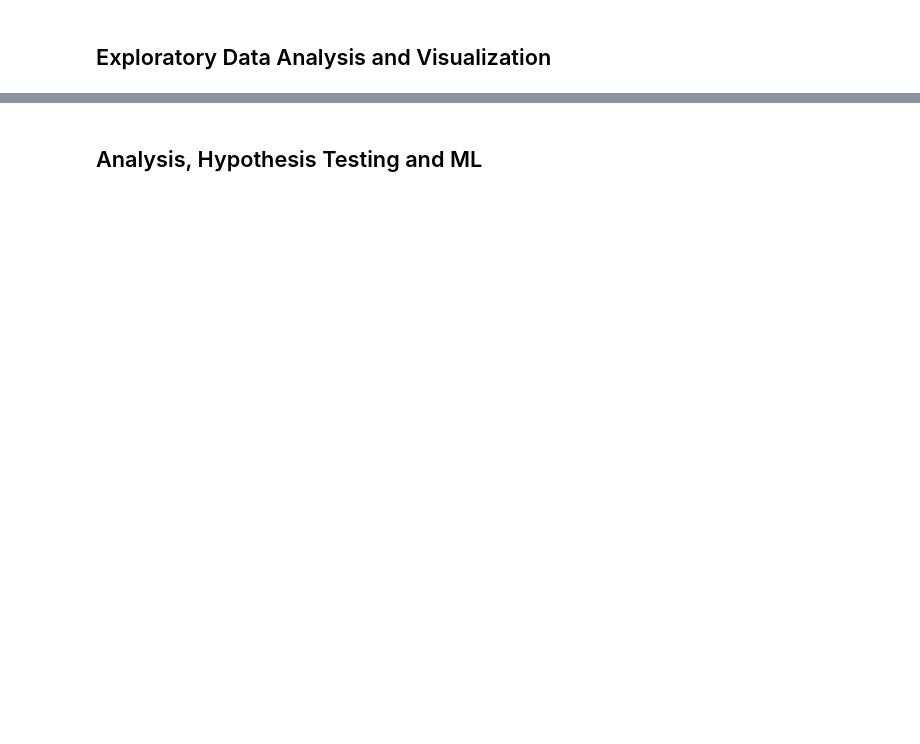
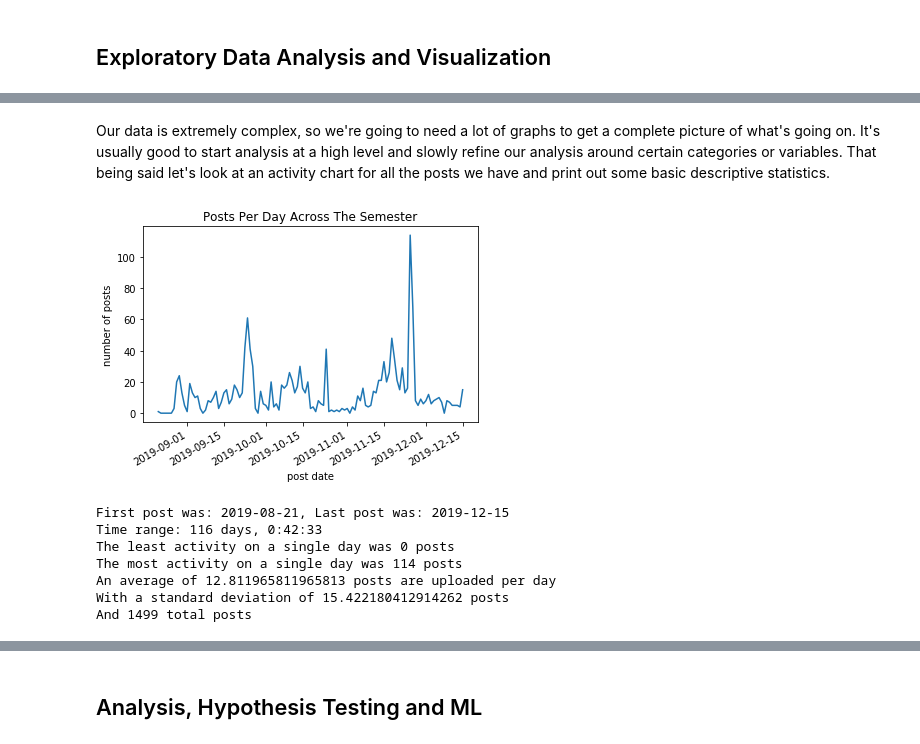
Before and after one commit to DefunkedMelon/DefunkedMelon.io, a Jupyter notebook: Data Science for Dummies.ipynb, the cells around one changed output, grey strips where cells are left out. Saved outputs shown, nothing was run; the diff lists cells and outputs as text; code cells hidden in the pictures; blank space fills up the shorter version.

```diff
--- a/Data Science for Dummies.ipynb
+++ b/Data Science for Dummies.ipynb
@@ -379,0 +318,36 @@ Let's also do a plot by time.
+# %% [markdown]
+Our data is extremely complex, so we're going to need a lot of graphs to get a complete picture of what's going on. It's usually good to start analysis at a high level and slowly refine our analysis around certain categories or variables. That being said let's look at an activity chart for all the posts we have and print out some basic descriptive statistics.
+# %%
+# Pandas allows for easy shuffling of data like this, but it requires some knowledge of pandas.
+# As always, googling and docs are your friend.
+post_day_counts = posts.set_index('timestamp').resample('D').count()['id']
+ax = sns.lineplot(data = post_day_counts)
+ax.figure.autofmt_xdate()
+plt.xlabel('post date')
+plt.ylabel('number of posts')
+plt.title('Posts Per Day Across The Semester')
+plt.show()
+
+# I'm going to store some values for later
+start_date = posts.timestamp.min().date()
+end_date = posts.timestamp.max().date()
+max_posts = post_day_counts.max()
+total_posts = post_day_counts.sum()
+
+# Now let's print out some basic descriptive statistics
+print("First post was: " + str(posts.timestamp.min().date()) + ", Last post was: " + str(posts.timestamp.max().date()))
+print("Time range: " + str(posts.timestamp.max() - posts.timestamp.min()))
+print("The least activity on a single day was " + str(post_day_counts.min()) + " posts")
+print("The most activity on a single day was " + str(max_posts) + " posts")
+print("An average of " + str(post_day_counts.mean()) + " posts are uploaded per day")
+print("With a standard deviation of " + str(post_day_counts.std()) + " posts")
+print("And " + str(total_posts) +" total posts")
+# %% [output]
+[figure, added]
+First post was: 2019-08-21, Last post was: 2019-12-15
+Time range: 116 days, 0:42:33
+The least activity on a single day was 0 posts
+The most activity on a single day was 114 posts
+An average of 12.811965811965813 posts are uploaded per day
+With a standard deviation of 15.422180412914262 posts
+And 1499 total posts
```
Also changed, not shown: parts of 35 cells of this notebook, 1 other file.
